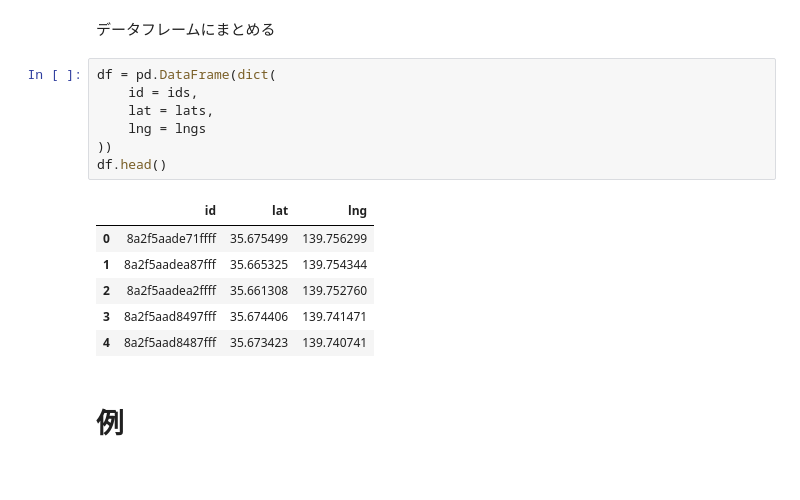
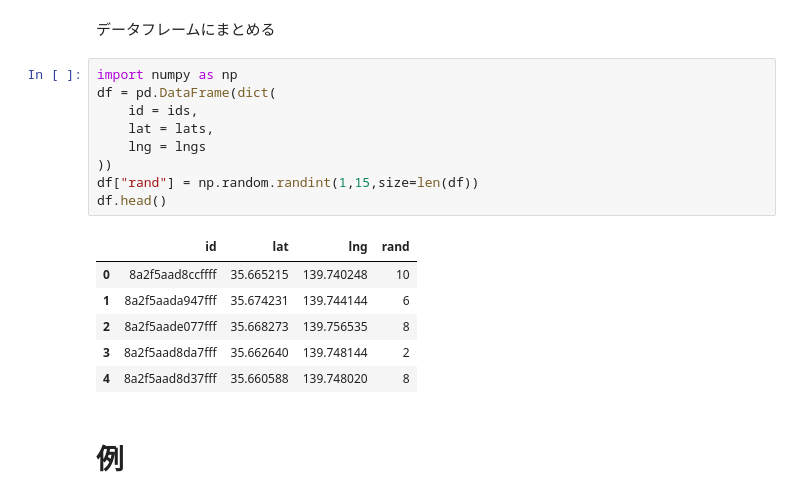
Before and after one commit to dtws/dtws1, a Jupyter notebook: sample/heatmap.ipynb, the cells around one changed output. Saved outputs shown, nothing was run; the diff lists cells and outputs as text.

```diff
--- a/sample/heatmap.ipynb
+++ b/sample/heatmap.ipynb
@@ -47,19 +47,21 @@ print(lats[0], lngs[0])
 # %% [markdown]
 データフレームにまとめる
 # %%
+import numpy as np
 df = pd.DataFrame(dict(
     id = ids,
     lat = lats,
     lng = lngs
 ))
+df["rand"] = np.random.randint(1,15,size=len(df))
 df.head()
 # %% [output]
-|  | id | lat | lng |
-| 0 | 8a2f5aade71ffff | 35.675499 | 139.756299 |
-| 1 | 8a2f5aadea87fff | 35.665325 | 139.754344 |
-| 2 | 8a2f5aadea2ffff | 35.661308 | 139.752760 |
-| 3 | 8a2f5aad8497fff | 35.674406 | 139.741471 |
-| 4 | 8a2f5aad8487fff | 35.673423 | 139.740741 |
+|  | id | lat | lng | rand |
+| 0 | 8a2f5aad8ccffff | 35.665215 | 139.740248 | 10 |
+| 1 | 8a2f5aada947fff | 35.674231 | 139.744144 | 6 |
+| 2 | 8a2f5aade077fff | 35.668273 | 139.756535 | 8 |
+| 3 | 8a2f5aad8da7fff | 35.662640 | 139.748144 | 2 |
+| 4 | 8a2f5aad8d37fff | 35.660588 | 139.748020 | 8 |
 # %% [markdown]
 # 例
 # %% [markdown]
```
Also changed, not shown: parts of 3 cells of this notebook, 2 other files.
